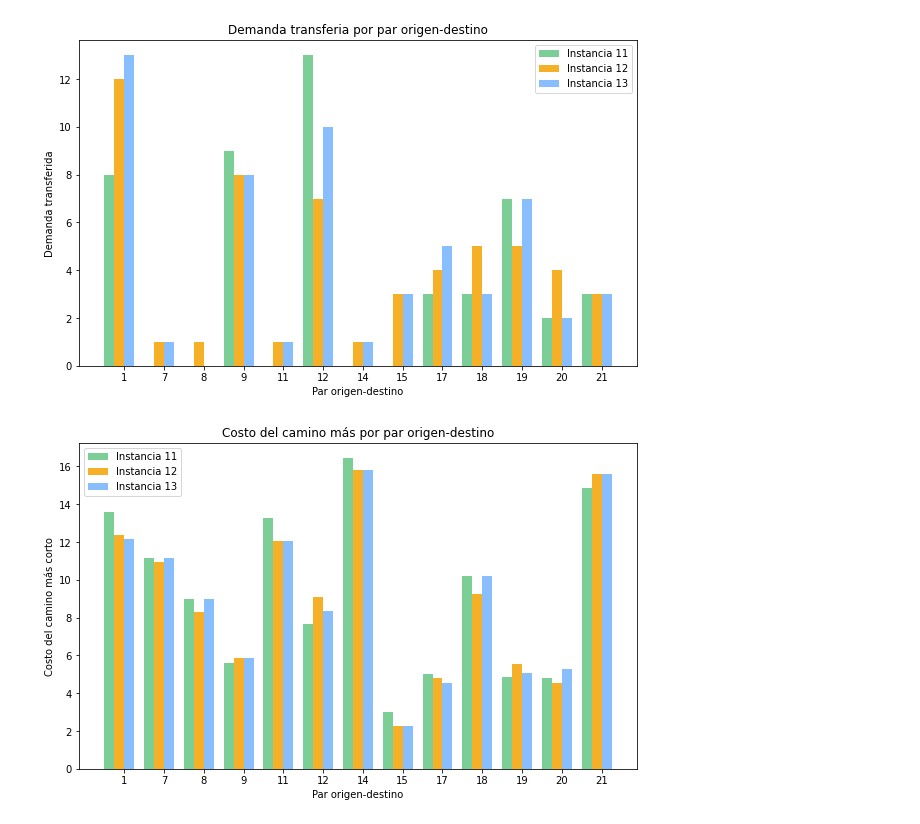
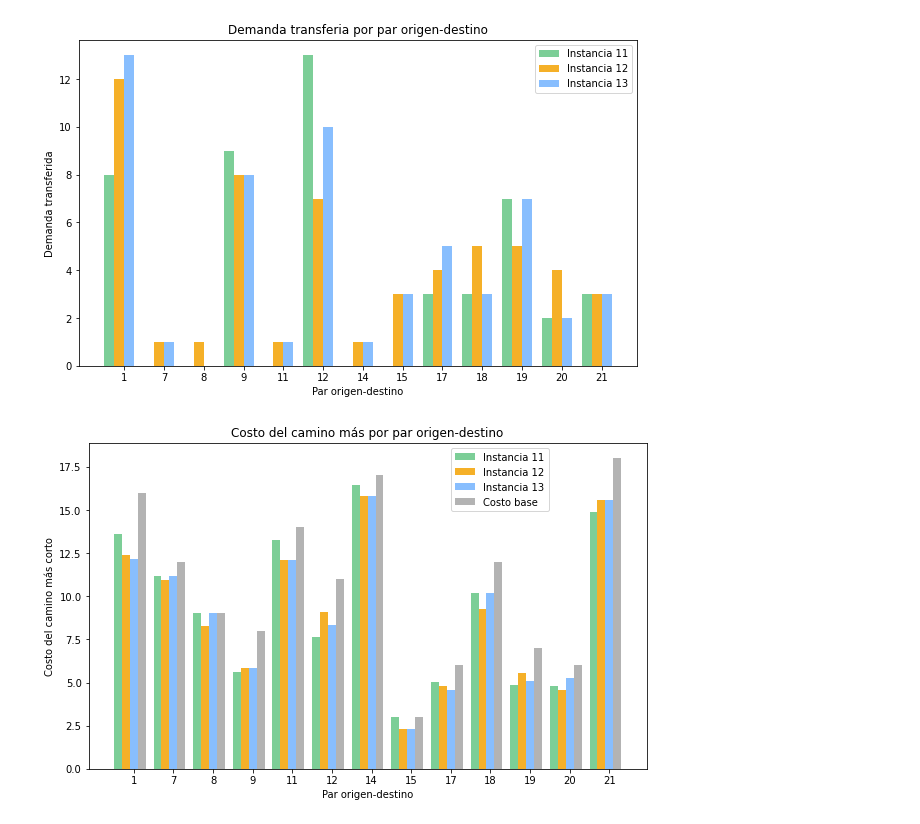
Before and after one commit to joaquinco/bicycle-network-design, a Jupyter notebook: notebooks/Sioux Falls - Sensibility.ipynb, the cells around one changed output. Saved outputs shown, nothing was run; the diff lists cells and outputs as text; code cells hidden in the pictures.

```diff
--- a/notebooks/Sioux Falls - Sensibility.ipynb
+++ b/notebooks/Sioux Falls - Sensibility.ipynb
@@ -94,6 +101,7 @@ def get_shortest_path_by_od(solution):
 # %%
 instances = list(range(10, 13))
 solutions = [get_solution(df.iloc[index]['name']) for index in instances]
+models = [get_model(df.iloc[index]['name']) for index in instances]
 
 sols_data = [
     (get_demand_transfered_by_od(s), get_shortest_path_by_od(s))
@@ -136,6 +144,8 @@ shortest_path_by_instance = {
     instance: np.array([sol_data[1][od] for od in od_order_with_demand])
     for instance, sol_data in zip(instances, sols_data)
 }
+
+base_shortest_path_costs = np.array([models[0].base_shortest_path_costs[od] for od in od_order_with_demand])
 # %%
 data = {}
 for row_instance in instances:
@@ -158,7 +168,7 @@ Comparativa de demanda transferida y costo del camino más corto por par origen-
 # %%
 xticks_labels = [label_by_od[od] for od in od_order_with_demand]
 
-def draw_bars(ax, labels, data, width=0.25, colors=None):
+def draw_bars(ax, labels, data, width=0.25, colors=None, legend_location='best'):
     """
     Data is an array of same N-size tuples.
     Labels is a tuple/list of size N.
@@ -181,9 +191,9 @@ def draw_bars(ax, labels, data, width=0.25, colors=None):
     ax.set_xlabel("Par origen-destino")
     ax.set_xticks(list(range(0, len(od_order_with_demand))))
     ax.set_xticklabels(xticks_labels)
-    ax.legend()
+    ax.legend(loc=legend_location)
 # %%
-colors = [bc.colors.green_light, bc.colors.yellow, bc.colors.sky_blue]
+colors = [bc.colors.green_light, bc.colors.yellow, bc.colors.sky_blue, bc.colors.gray_light]
 labels = [f'Instancia {inst + 1}' for inst in instances]
 draw_instance_bars = functools.partial(draw_bars, colors=colors)
 
@@ -197,11 +207,14 @@ fig.savefig('../thesis/resources/sensibility_case_study_demand.png', dpi=300, bb
 [figure]
 # %%
 fig2, ax2 = plt.subplots(figsize=(10, 6))
+shortest_path_by_instance_plus_base = {**shortest_path_by_instance, 'base': base_shortest_path_costs}
 
-shortest_path_data = list(zip(*[shortest_path_by_instance[instance] for instance in instances]))
-draw_instance_bars(ax2, labels, shortest_path_data)
+shortest_path_data = list(zip(
+    *[shortest_path_by_instance_plus_base[instance] for instance in instances + ['base']]
+))
+draw_instance_bars(ax2, labels + ['Costo base'], shortest_path_data, width=0.2, legend_location=(0.65, .79))
 ax2.set_ylabel("Costo del camino más corto")
 ax2.set_title("Costo del camino más por par origen-destino")
 fig2.savefig('../thesis/resources/sensibility_case_study_shortest_paths.png', dpi=300, bbox_inches='tight')
 # %% [output]
-[figure, old version]
+[figure, new version]
```
Also changed, not shown: parts of 1 cell of this notebook, 1 other file.
